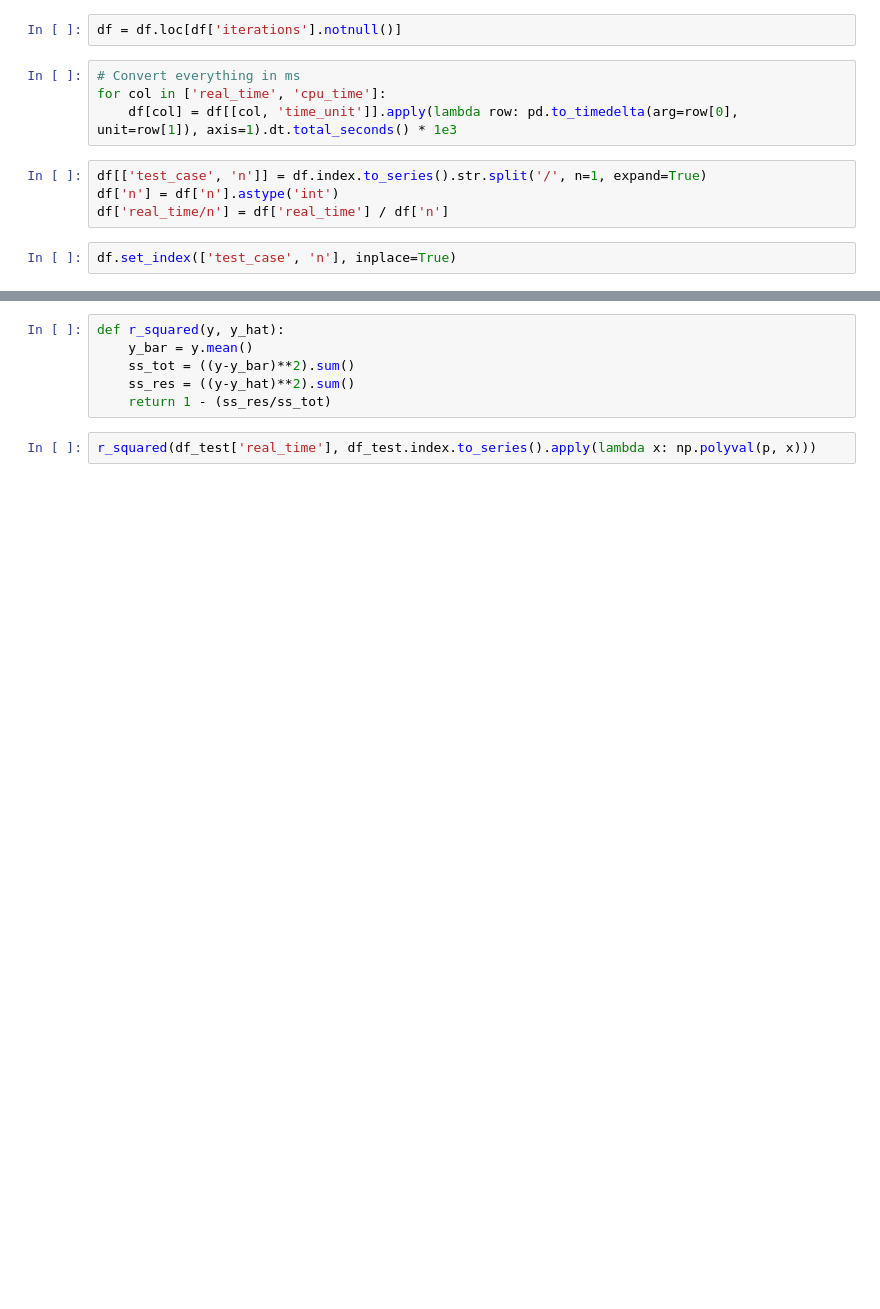
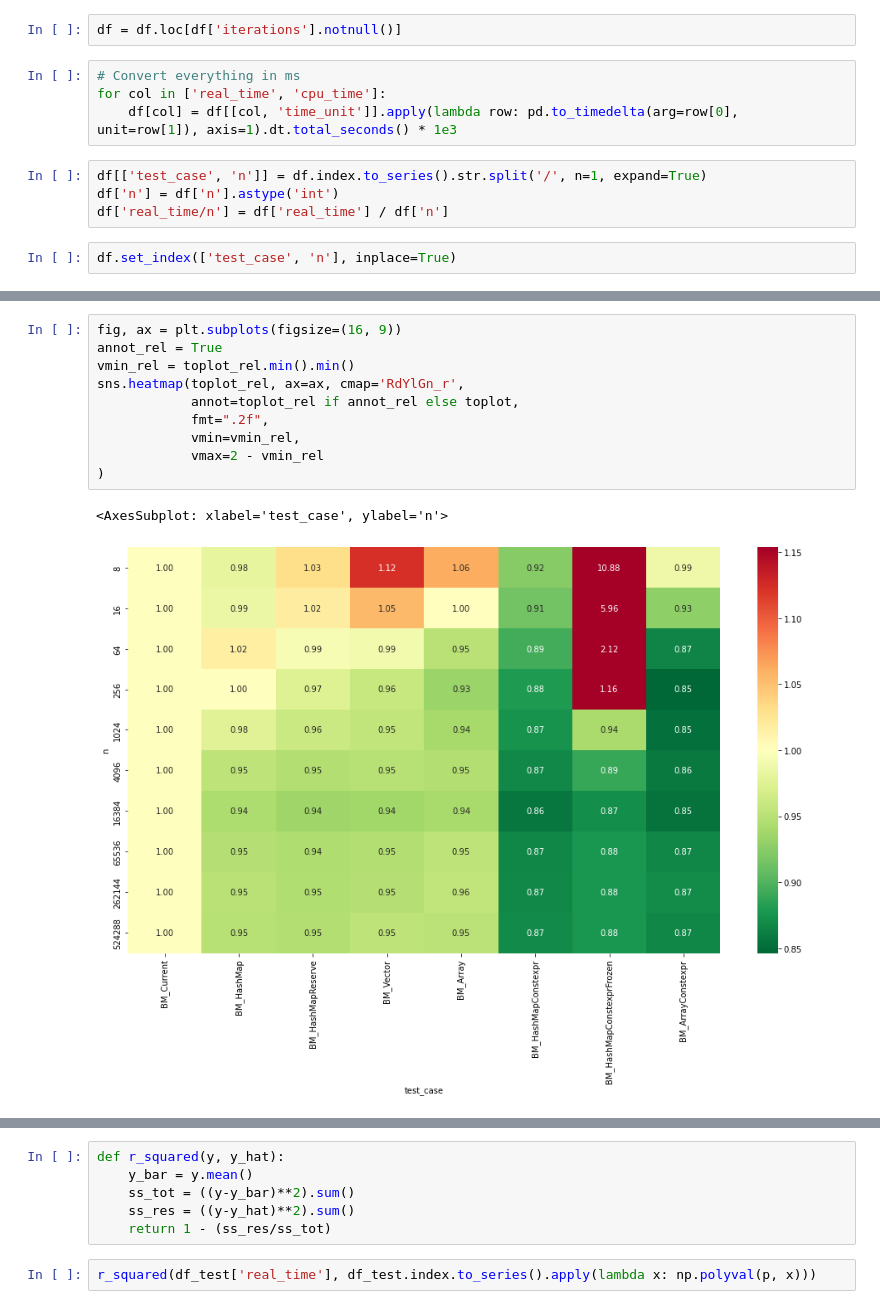
Before and after one commit to jmarrec/CppBenchmarks, a Jupyter notebook: Benchmark_analysis_Complexity.ipynb, the cells around one changed output, grey strips where cells are left out. Cells and saved outputs as stored; diff of their text form; blank space fills up the shorter version.

```diff
--- a/Benchmark_analysis_Complexity.ipynb
+++ b/Benchmark_analysis_Complexity.ipynb
@@ -77,3 +102,16 @@ Text(0.5, 1.0, 'real_time / old(real_time)')
+# %%
+fig, ax = plt.subplots(figsize=(16, 9))
+annot_rel = True
+vmin_rel = toplot_rel.min().min()
+sns.heatmap(toplot_rel, ax=ax, cmap='RdYlGn_r',
+            annot=toplot_rel if annot_rel else toplot,
+            fmt=".2f",
+            vmin=vmin_rel,
+            vmax=2 - vmin_rel
+)
+# %% [output]
+<AxesSubplot: xlabel='test_case', ylabel='n'>
+[figure, added]
 # %%
 df['real_time'].unstack(0).plot(figsize=(16, 9))
 # %% [output]
```
Also changed, not shown: parts of 27 cells of this notebook.
